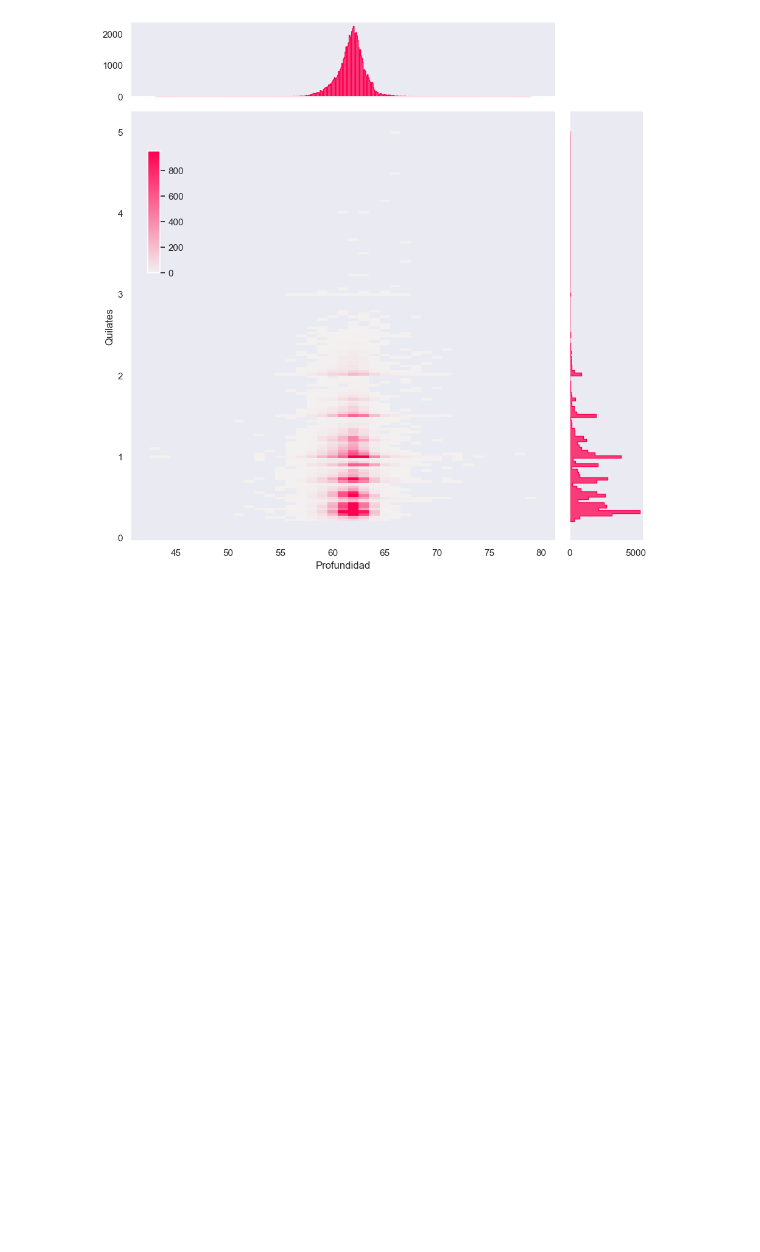
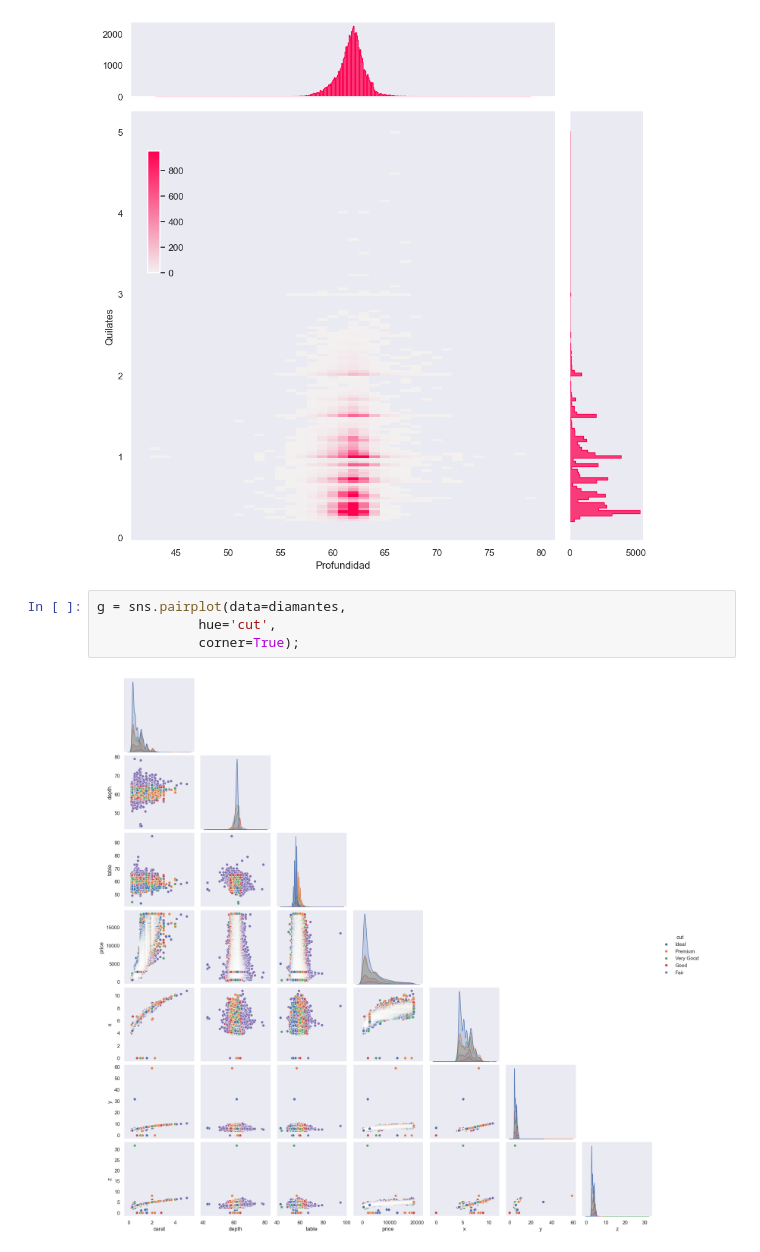
Before and after one commit to sorubadguy/Curso_data_y_machine, a Jupyter notebook: Día_10/Cuadernos para Prácticas/Proyecto del Día 10 - Dashboard de un Análisis Exploratorio de Datos con Seaborn.ipynb, the cells around one changed output. Drawn from its saved outputs; the diff is of its cells as text; blank space fills up the shorter version.

```diff
--- a/Día_10/Cuadernos para Prácticas/Proyecto del Día 10 - Dashboard de un Análisis Exploratorio de Datos con Seaborn.ipynb
+++ b/Día_10/Cuadernos para Prácticas/Proyecto del Día 10 - Dashboard de un Análisis Exploratorio de Datos con Seaborn.ipynb
@@ -115,3 +115,9 @@ profundidad_quilates.set_axis_labels('Profundidad', 'Quilates')
 profundidad_quilates.figure.set_size_inches(10,10);
 # %% [output]
 [figure]
+# %%
+g = sns.pairplot(data=diamantes,
+             hue='cut',
+             corner=True);
+# %% [output]
+[figure, added]
```
Also changed, not shown: parts of 1 cell of this notebook.
